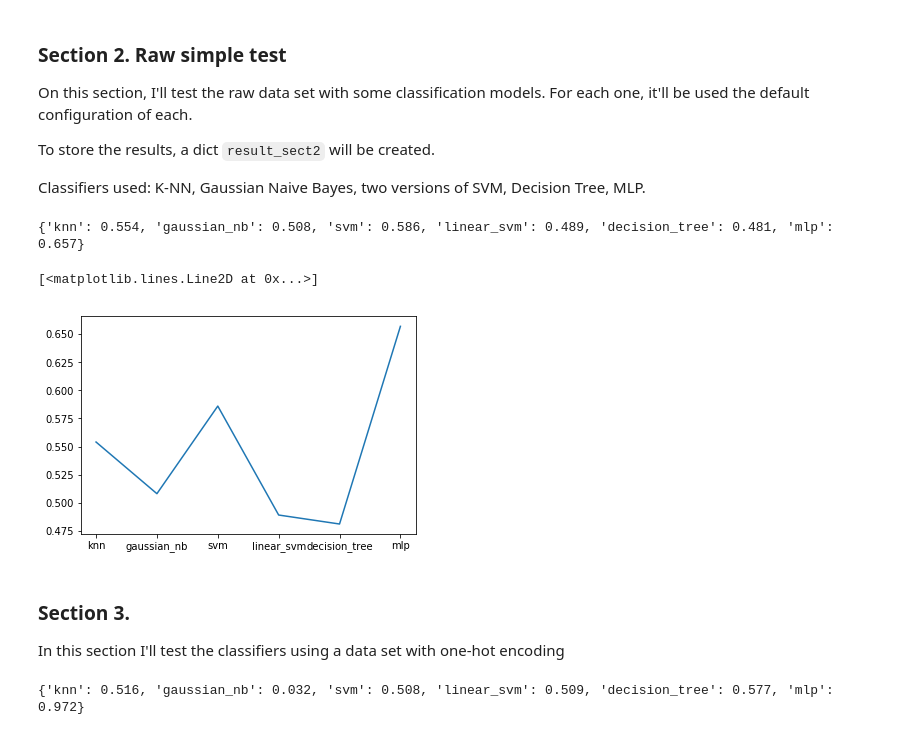
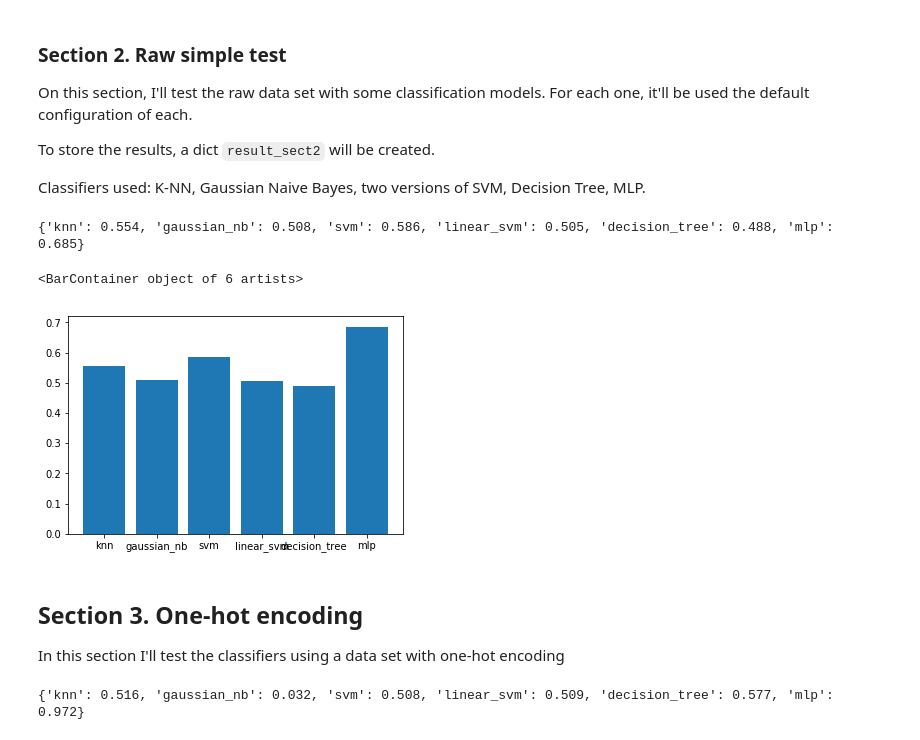
Before and after one commit to viniciuspetch/poker_hand, a Jupyter notebook: Poker Hand.ipynb, the cells around one changed output. Drawn from its saved outputs; the diff is of its cells as text; code cells hidden in the pictures.

```diff
--- a/Poker Hand.ipynb
+++ b/Poker Hand.ipynb
@@ -94,13 +96,13 @@ result_sect2['mlp'] = clf.score(x_test.iloc[0:1000], y_test.iloc[0:1000])
 # %%
 print(result_sect2)
 x, y = zip(*result_sect2.items())
-plt.plot(x, y)
+plt.bar(x, y)
 # %% [output]
-{'knn': 0.554, 'gaussian_nb': 0.508, 'svm': 0.586, 'linear_svm': 0.489, 'decision_tree': 0.481, 'mlp': 0.657}
+{'knn': 0.554, 'gaussian_nb': 0.508, 'svm': 0.586, 'linear_svm': 0.505, 'decision_tree': 0.488, 'mlp': 0.685}
-[<matplotlib.lines.Line2D at 0x...>]
+<BarContainer object of 6 artists>
-[figure, old version]
+[figure, new version]
 # %% [markdown]
-### Section 3.
+## Section 3. One-hot encoding
 
 In this section I'll test the classifiers using a data set with one-hot encoding
 # %%
```
Also changed, not shown: parts of 14 cells of this notebook.
